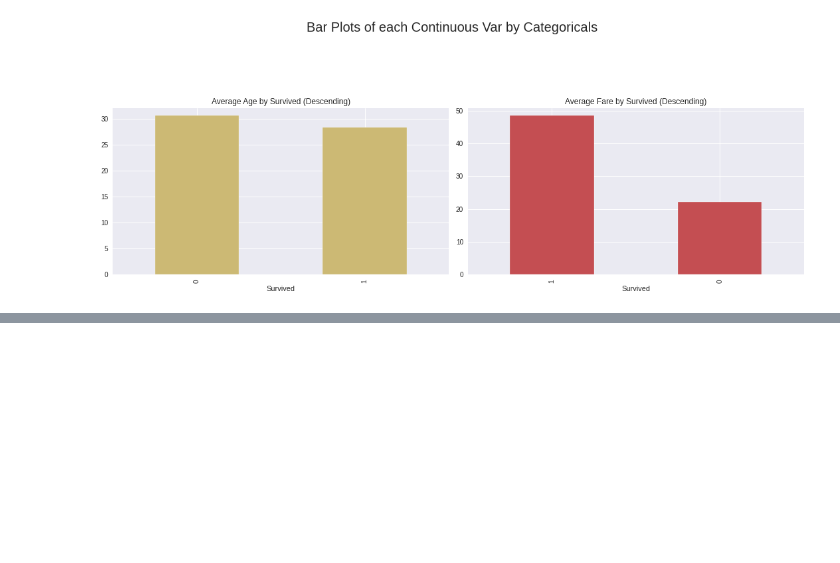
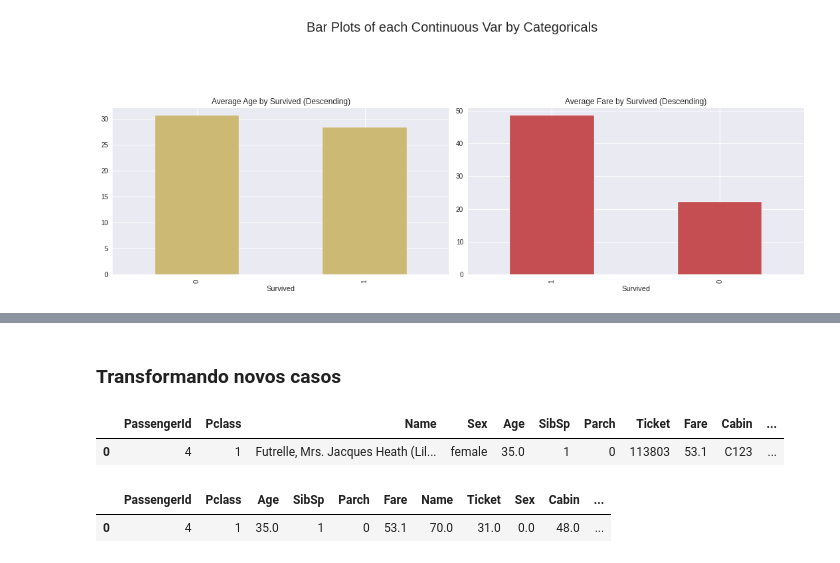
Before and after one commit to Sette/marvin-automl, a Jupyter notebook: Algorithm test.ipynb, the cells around one changed output, grey strips where cells are left out. Drawn from its saved outputs; the diff is of its cells as text; code cells hidden in the pictures; blank space fills up the shorter version.

```diff
--- a/Algorithm test.ipynb
+++ b/Algorithm test.ipynb
@@ -154,0 +217,9 @@ Time to run AutoViz (in seconds) = 1.725
+# %% [markdown]
+### Transformando novos casos
+# %%
+teste = [[4, 1, 'Futrelle, Mrs. Jacques Heath (Lily May Peel)', 'female', 35.0, 1, 0, '113803', 53.1000, 'C123', 'S']]
+teste = pd.DataFrame(teste, columns = ['PassengerId', 'Pclass', 'Name', 'Sex', 'Age', 'SibSp', 'Parch', 'Ticket', 'Fare', 'Cabin', 'Embarked'])
+teste
+# %% [output]
+|  | PassengerId | Pclass | Name | Sex | Age | SibSp | Parch | Ticket | Fare | Cabin | ... |
+| 0 | 4 | 1 | Futrelle, Mrs. Jacques Heath (Lil... | female | 35.0 | 1 | 0 | 113803 | 53.1 | C123 | ... |
@@ -154,0 +228,5 @@ Time to run AutoViz (in seconds) = 1.725
+# %%
+teste
+# %% [output]
+|  | PassengerId | Pclass | Age | SibSp | Parch | Fare | Name | Ticket | Sex | Cabin | ... |
+| 0 | 4 | 1 | 35.0 | 1 | 0 | 53.1 | 70.0 | 31.0 | 0.0 | 48.0 | ... |
```
Also changed, not shown: parts of 8 cells of this notebook, 4 other files.
